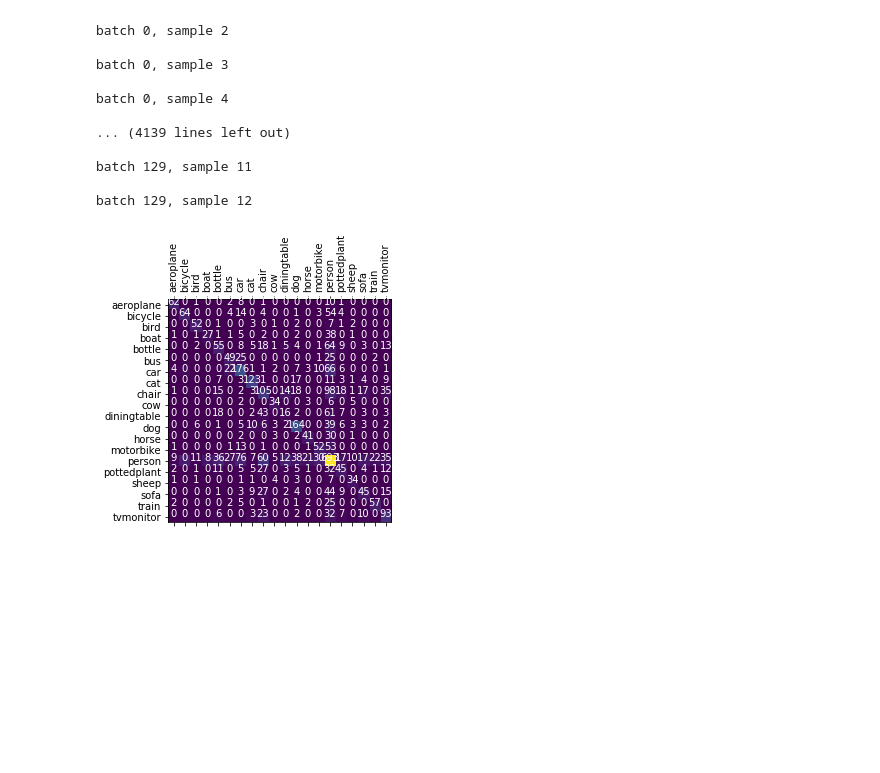
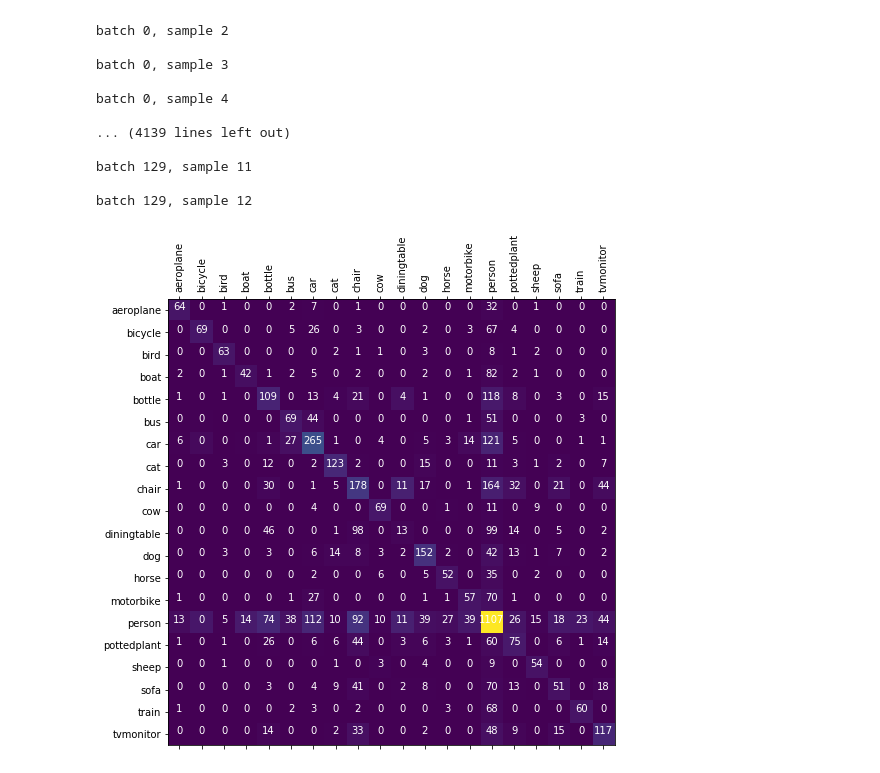
Before and after one commit to tjwhenderson/Multi-Object-Detection, a Jupyter notebook: Confusion_Matrix.ipynb, the cells around one changed output. Drawn from its saved outputs; the diff is of its cells as text; code cells hidden in the pictures; blank space fills up the shorter version.

```diff
--- a/Confusion_Matrix.ipynb
+++ b/Confusion_Matrix.ipynb
@@ -154,18 +154,23 @@ batch 129, sample 11
 batch 129, sample 12
 # %%
 import matplotlib.pyplot as plt
-plt.matshow( C )
+
+matfig = plt.figure(figsize=(8,8))
+plt.matshow(C, fignum=matfig.number)
+
+#plt.matshow( C )
+
 objects = ["aeroplane", "bicycle", "bird", "boat", "bottle", "bus", "car", \
                         "cat", "chair", "cow", "diningtable", "dog", "horse", "motorbike", \
                         "person", "pottedplant", "sheep", "sofa", "train", "tvmonitor"]
 tick_marks = np.arange( len( objects  ) )
 
 for i in range( 20 ):
     for j in range( 20 ):
             plt.text(i, j, int(C[i][j]), horizontalalignment="center", color="white")
 
 plt.xticks(tick_marks, objects, rotation=90)
 plt.yticks(tick_marks, objects)
 plt.show()
 # %% [output]
-[figure, old version]
+[figure, new version]
```
